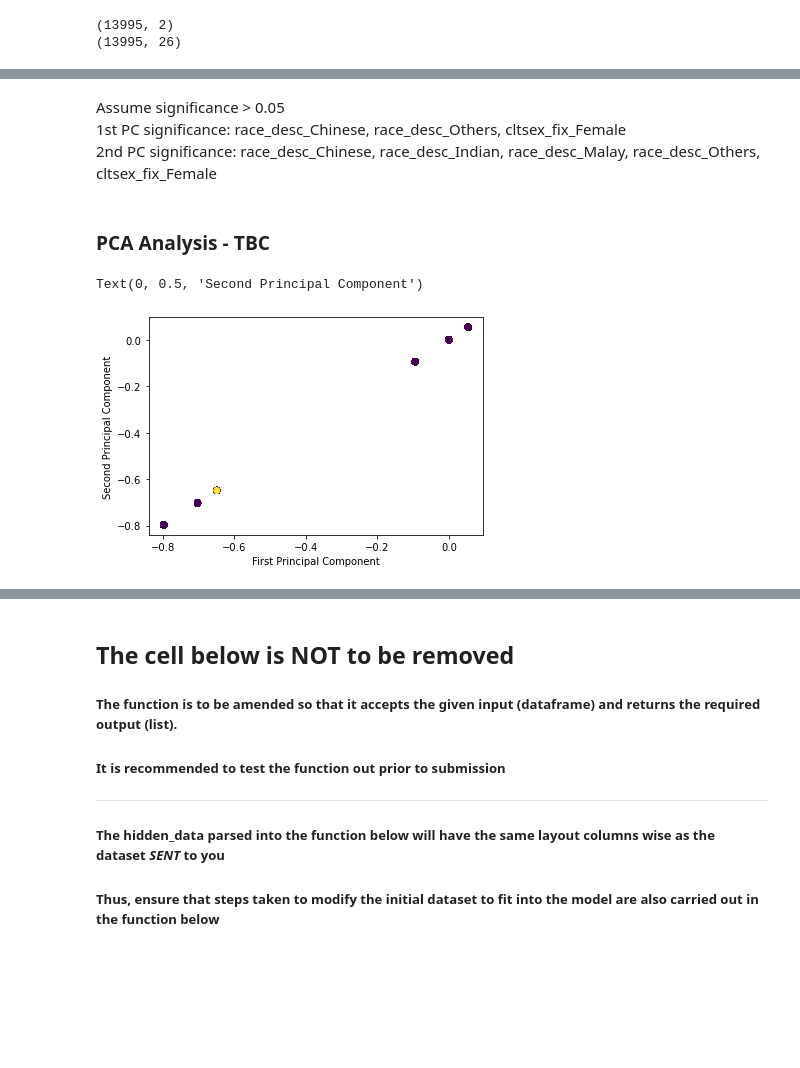
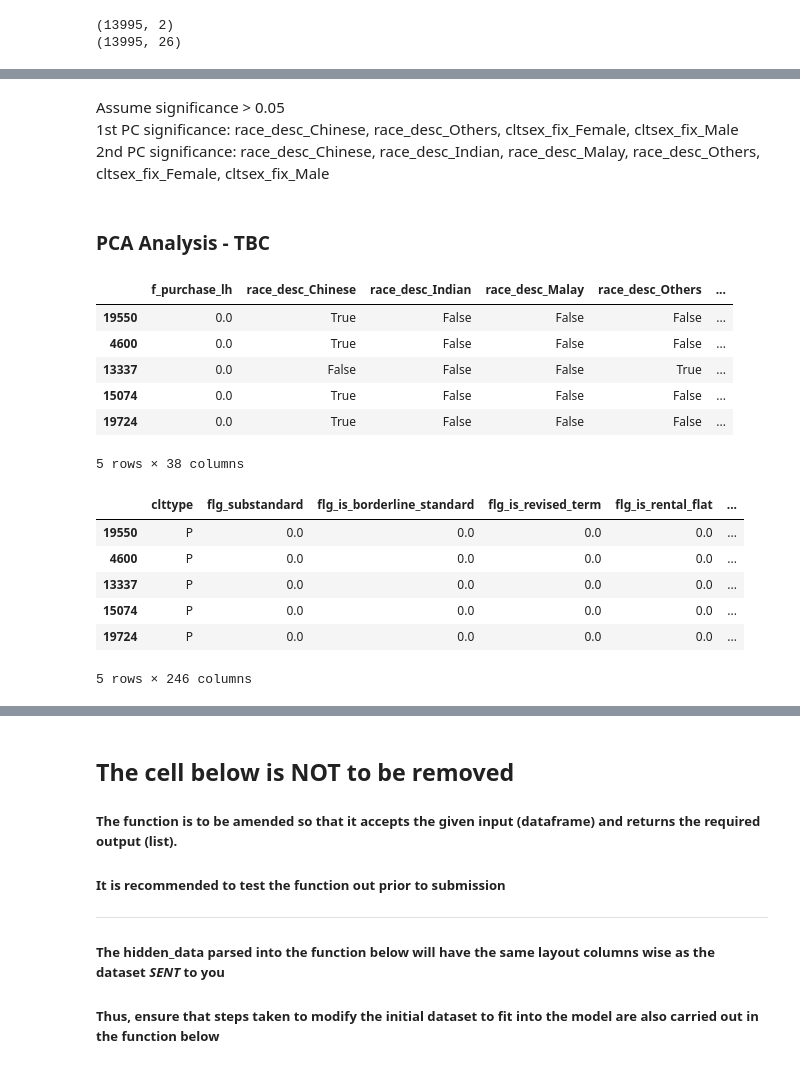
Before and after one commit to 61854/datathon_2024, a Jupyter notebook: NUS_DATATHON_SINGLIFE_NUS 188.ipynb, the cells around one changed output, grey strips where cells are left out. Saved outputs shown, nothing was run; the diff lists cells and outputs as text; code cells hidden in the pictures; blank space fills up the shorter version.

```diff
--- a/NUS_DATATHON_SINGLIFE_NUS 188.ipynb
+++ b/NUS_DATATHON_SINGLIFE_NUS 188.ipynb
@@ -341,3 +199,5 @@ KeyError: 'min_occ_date'
+# %%
+dropped_df = dropped_df.drop(['clntnum'], axis=1)
 # %% [markdown]
 ### Encoding categorical variables
 # %% [markdown]
@@ -372,6 +230,7 @@ round((dropped_df['f_purchase_lh'].sum() - temp['f_purchase_lh'].sum())/dropped_
 # %%
 cat_cols = list(temp.columns)[:-1]
 # %%
+cat_cols = list(temp.columns)[:-1]
 temp_encoded = pd.get_dummies(temp, columns=cat_cols)
 temp_encoded.info()
 
@@ -444,8 +281,8 @@ pc_1 = list(i if abs(i) >= 0.05 else 0 for i in pca.components_[0])
 pc_2 = list(i if abs(i) >= 0.05 else 0 for i in pca.components_[1])
 # %% [markdown]
 Assume significance > 0.05 <br>
-1st PC significance: race_desc_Chinese, race_desc_Others, cltsex_fix_Female <br>
-2nd PC significance: race_desc_Chinese, race_desc_Indian, race_desc_Malay, race_desc_Others, cltsex_fix_Female
+1st PC significance: race_desc_Chinese, race_desc_Others, cltsex_fix_Female, cltsex_fix_Male <br>
+2nd PC significance: race_desc_Chinese, race_desc_Indian, race_desc_Malay, race_desc_Others, cltsex_fix_Female, cltsex_fix_Male
 # %% [markdown]
 ### PCA Analysis - TBC
 # %%
@@ -454,5 +291,10 @@ temp_encoded['pc2'] = temp_encoded['race_desc_Chinese']*pc_1[0] + temp_encoded['
 # %%
-plt.scatter(temp_encoded['pc1'],temp_encoded['pc2'], c=temp_encoded['f_purchase_lh'])
+scatter_plot = plt.scatter(temp_encoded['pc1'],temp_encoded['pc2'], c=temp_encoded['f_purchase_lh'])
+
+handles, labels = scatter_plot.legend_elements()
+
+# Create the legend using handles and labels
+plt.legend(handles, labels)
 
 plt.xlabel('First Principal Component')
 
@@ -463,6 +305,34 @@ plt.ylabel('Second Principal Component')
 
 #plt.axhline(y=-0.63, color='red', linestyle='--', label='Vertical Line at x=-0.63')
 #plt.axhline(y=-0.67, color='red', linestyle='--', label='Vertical Line at x=-0.67')
+
+plt.show()
-# %% [output]
-Text(0, 0.5, 'Second Principal Component')
-[figure, removed]
+# %%
+# add PC1-2 to dropped df
+pcdf = dropped_df[['race_desc','ctrycode_desc','stat_flag','cltsex_fix','f_purchase_lh']]
+pcdf_encoded = pd.get_dummies(pcdf, columns=cat_cols)
+
+# pcdf_encoded.info()
+pcdf_encoded['pc1'] = pcdf_encoded['race_desc_Chinese']*pc_1[0] + pcdf_encoded['race_desc_Others']*pc_1[3] + pcdf_encoded['cltsex_fix_Female']*pc_1[-2] + pcdf_encoded['cltsex_fix_Male']*pc_1[-1]
+pcdf_encoded['pc2'] = pcdf_encoded['race_desc_Chinese']*pc_2[0] + pcdf_encoded['race_desc_Indian']*pc_2[1] + pcdf_encoded['race_desc_Malay']*pc_2[2] + pcdf_encoded['race_desc_Others']*pc_2[3] + pcdf_encoded['cltsex_fix_Female']*pc_2[-2] + pcdf_encoded['cltsex_fix_Male']*pc_2[-1]
+pcdf_encoded.head()
+# %% [output]
+|  | f_purchase_lh | race_desc_Chinese | race_desc_Indian | race_desc_Malay | race_desc_Others | ... |
+| 19550 | 0.0 | True | False | False | False | ... |
+| 4600 | 0.0 | True | False | False | False | ... |
+| 13337 | 0.0 | False | False | False | True | ... |
+| 15074 | 0.0 | True | False | False | False | ... |
+| 19724 | 0.0 | True | False | False | False | ... |
+5 rows × 38 columns
+# %%
+dropped_df = pd.merge(dropped_df, pcdf_encoded[['pc1','pc2']], left_index=True, right_index=True)
+dropped_df = dropped_df.drop(['clntnum','race_desc','ctrycode_desc','stat_flag','cltsex_fix'], axis=1)
+dropped_df.head()
+# %% [output]
+|  | clttype | flg_substandard | flg_is_borderline_standard | flg_is_revised_term | flg_is_rental_flat | ... |
+| 19550 | P | 0.0 | 0.0 | 0.0 | 0.0 | ... |
+| 4600 | P | 0.0 | 0.0 | 0.0 | 0.0 | ... |
+| 13337 | P | 0.0 | 0.0 | 0.0 | 0.0 | ... |
+| 15074 | P | 0.0 | 0.0 | 0.0 | 0.0 | ... |
+| 19724 | P | 0.0 | 0.0 | 0.0 | 0.0 | ... |
+5 rows × 246 columns
```
Also changed, not shown: parts of 22 cells of this notebook.
